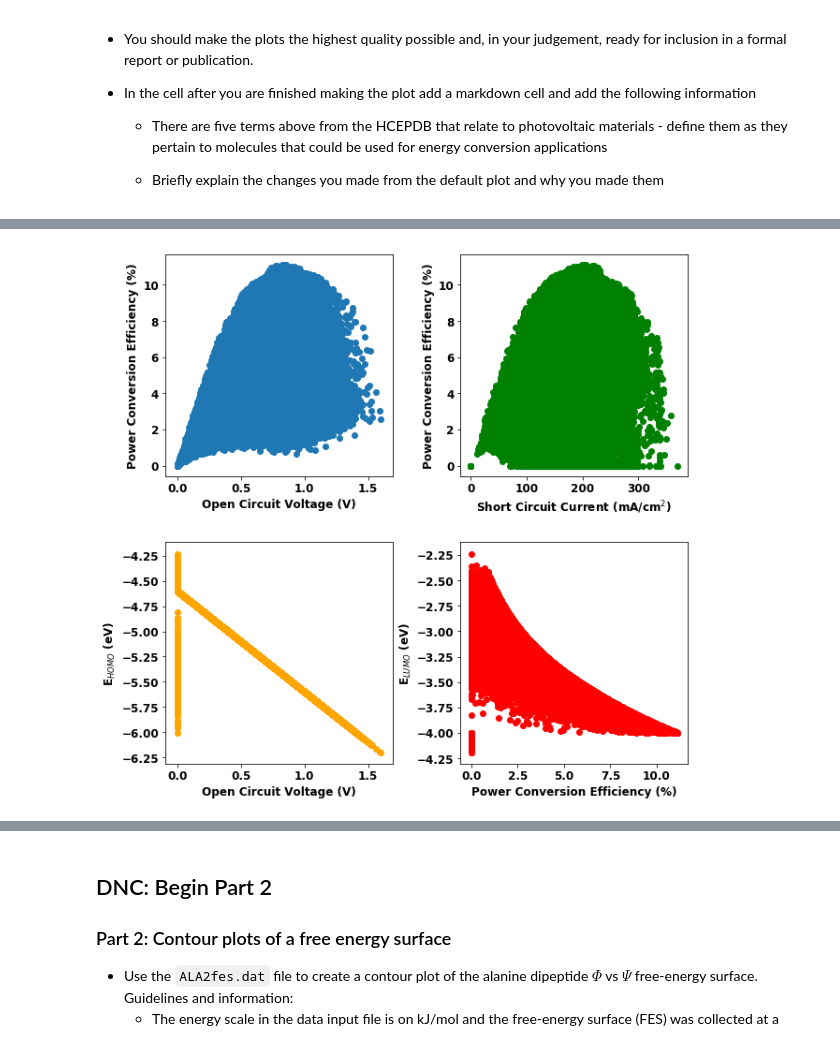
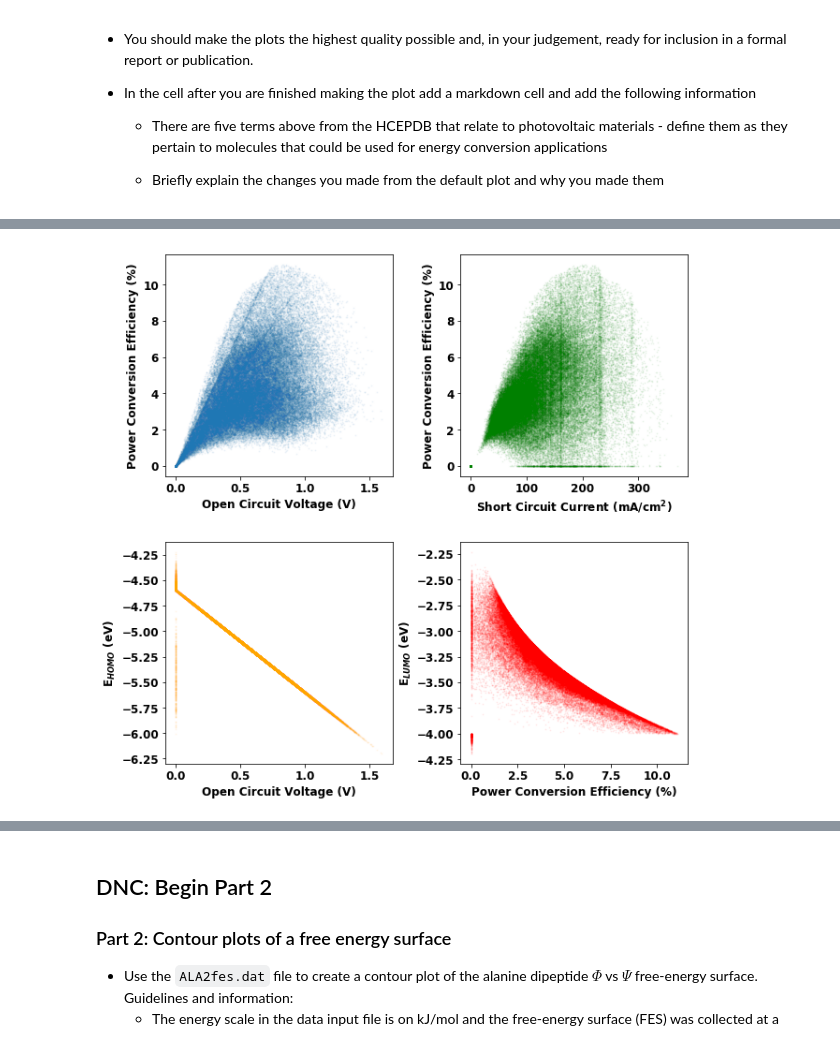
Before and after one commit to jrodguez/data_visualization, a Jupyter notebook: HW2.ipynb, the cells around one changed output, grey strips where cells are left out. Cells and saved outputs as stored; diff of their text form; code cells hidden in the pictures.

```diff
--- a/HW2.ipynb
+++ b/HW2.ipynb
@@ -41,35 +43,35 @@ df.head()
 fig = plt.figure(figsize=[10, 10])
 
 #Creating the suplot for PCE vs. VOC
 plt.subplot(2, 2, 1)
-plt.scatter(df['voc'], df['pce'])
+plt.scatter(df['voc'], df['pce'], alpha = 0.05, s = 1)
 plt.xlabel('Open Circuit Voltage (V)')
 plt.ylabel('Power Conversion Efficiency (%)')
 
 #Creating the subplot for PCE vs. JSC
 plt.subplot(2, 2, 2)
-plt.scatter(df['jsc'], df['pce'], c = 'g')
+plt.scatter(df['jsc'], df['pce'], c = 'g', alpha = 0.05, s = 1)
 plt.xlabel('Short Circuit Current (mA/cm$^2$)')
 plt.ylabel('Power Conversion Efficiency (%)')
 
 #Creating the subplot for E_HOMO vs. VOC
 plt.subplot(2, 2, 3)
-plt.scatter(df['voc'], df['e_homo_alpha'], c = 'orange')
+plt.scatter(df['voc'], df['e_homo_alpha'], c = 'orange', alpha = 0.05, s = 1)
 plt.xlabel('Open Circuit Voltage (V)')
 plt.ylabel('E$_{HOMO}$ (eV)')
 
 #Creating the subplot for E_LUMO vs. PCE
 plt.subplot(2, 2, 4)
-plt.scatter(df['pce'], df['e_lumo_alpha'], c = 'red')
+plt.scatter(df['pce'], df['e_lumo_alpha'], c = 'red', alpha = 0.05, s = 1)
 plt.xlabel('Power Conversion Efficiency (%)')
 plt.ylabel('E$_{LUMO}$ (eV)')
 
 #adjusting space between subplots
 fig = plt.subplots_adjust( wspace = 0.3, hspace = 0.3)
 
 #Adding some other style touches
 fig = plt.rcParams ['font.size'] = 12
 fig = plt.rcParams ['font.weight'] = 'bold'
 fig = plt.rcParams ['axes.labelweight'] = 'bold'
 # %% [output]
-[figure, old version]
+[figure, new version]
```
Also changed, not shown: parts of 12 cells of this notebook.
